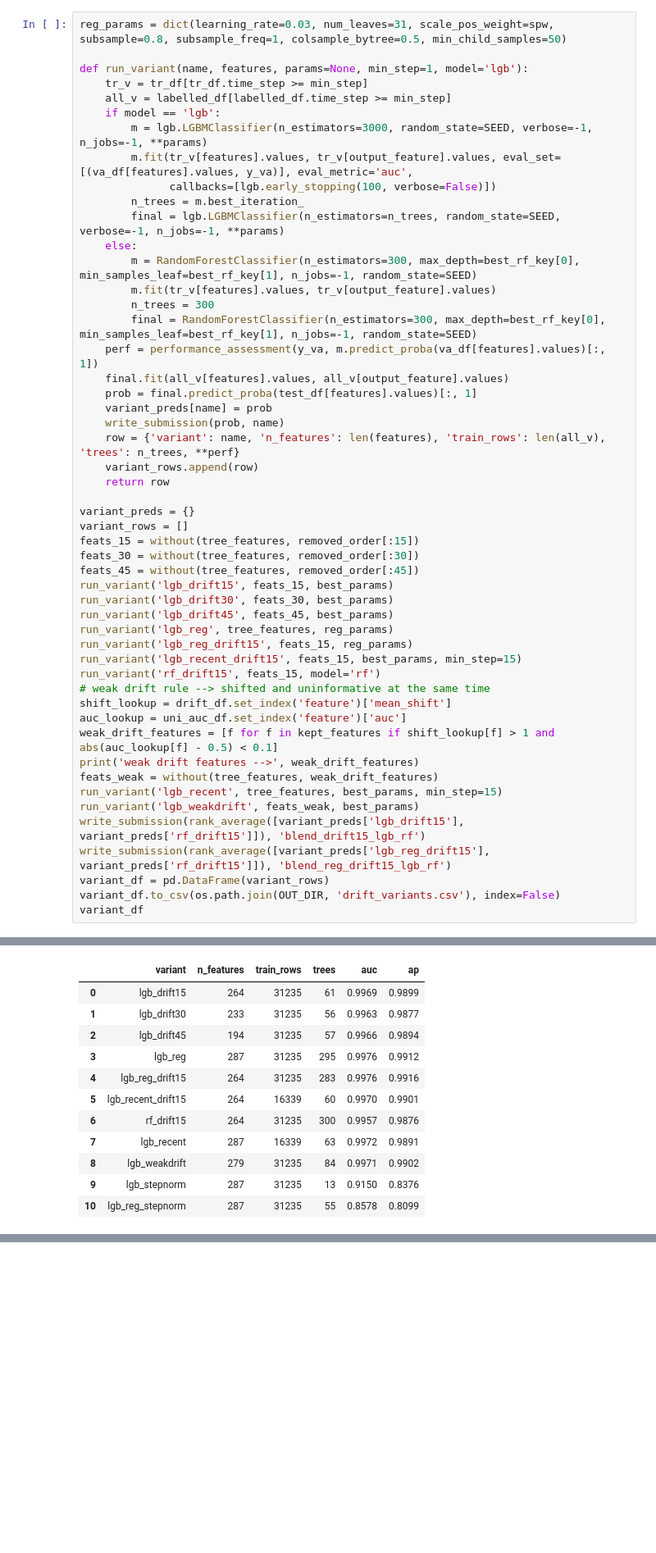
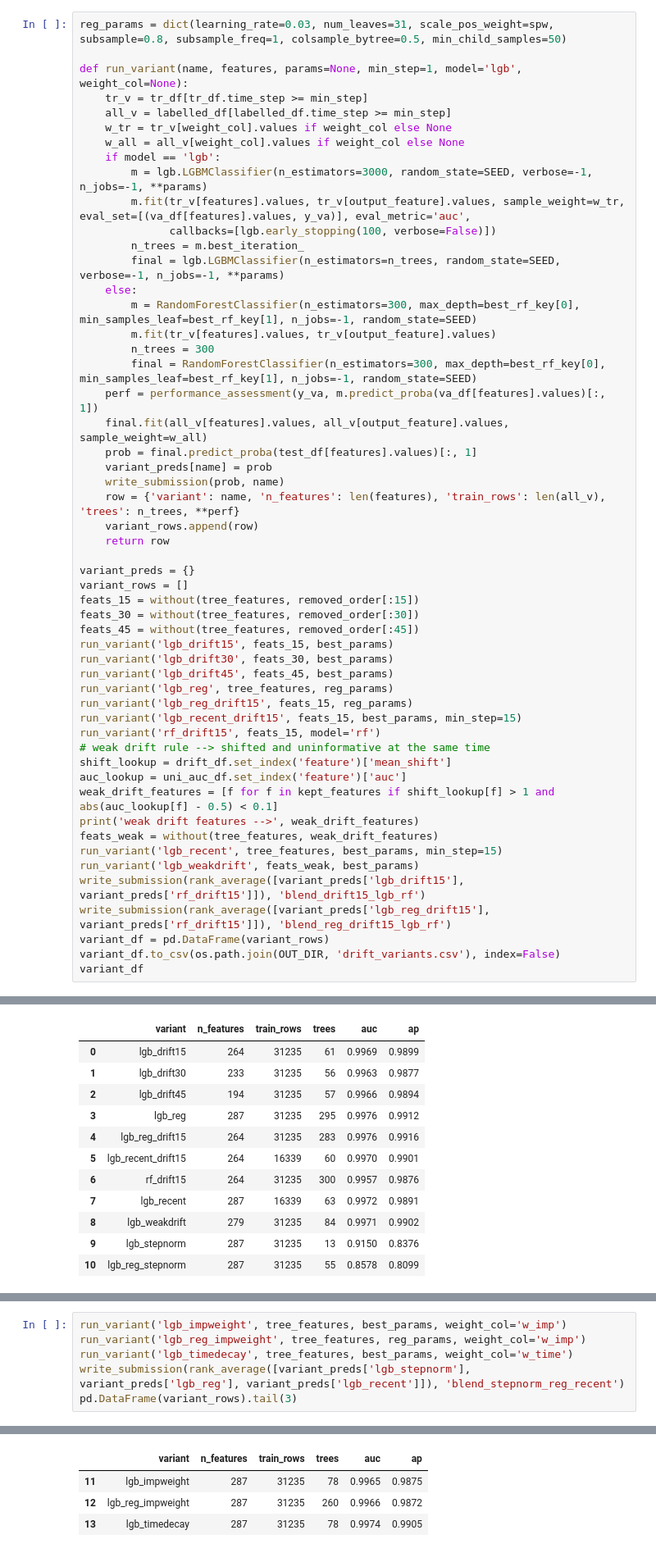
Before and after one commit to ykwong2002/bt4012-kaggle-competition, a Jupyter notebook: e1155727.ipynb, the cells around one changed output, grey strips where cells are left out. Shown at 82% size. Cells and saved outputs as stored; diff of their text form; blank space fills up the shorter version.

```diff
--- a/e1155727.ipynb
+++ b/e1155727.ipynb
@@ -1155,12 +1155,14 @@ validation AUC) and then refitted on all labelled rows before predicting the tes
 # %%
 reg_params = dict(learning_rate=0.03, num_leaves=31, scale_pos_weight=spw, subsample=0.8, subsample_freq=1, colsample_bytree=0.5, min_child_samples=50)
 
-def run_variant(name, features, params=None, min_step=1, model='lgb'):
+def run_variant(name, features, params=None, min_step=1, model='lgb', weight_col=None):
     tr_v = tr_df[tr_df.time_step >= min_step]
     all_v = labelled_df[labelled_df.time_step >= min_step]
+    w_tr = tr_v[weight_col].values if weight_col else None
+    w_all = all_v[weight_col].values if weight_col else None
     if model == 'lgb':
         m = lgb.LGBMClassifier(n_estimators=3000, random_state=SEED, verbose=-1, n_jobs=-1, **params)
-        m.fit(tr_v[features].values, tr_v[output_feature].values, eval_set=[(va_df[features].values, y_va)], eval_metric='auc',
+        m.fit(tr_v[features].values, tr_v[output_feature].values, sample_weight=w_tr, eval_set=[(va_df[features].values, y_va)], eval_metric='auc',
               callbacks=[lgb.early_stopping(100, verbose=False)])
         n_trees = m.best_iteration_
         final = lgb.LGBMClassifier(n_estimators=n_trees, random_state=SEED, verbose=-1, n_jobs=-1, **params)
@@ -1170,7 +1172,7 @@ def run_variant(name, features, params=None, min_step=1, model='lgb'):
         n_trees = 300
         final = RandomForestClassifier(n_estimators=300, max_depth=best_rf_key[0], min_samples_leaf=best_rf_key[1], n_jobs=-1, random_state=SEED)
     perf = performance_assessment(y_va, m.predict_proba(va_df[features].values)[:, 1])
-    final.fit(all_v[features].values, all_v[output_feature].values)
+    final.fit(all_v[features].values, all_v[output_feature].values, sample_weight=w_all)
     prob = final.predict_proba(test_df[features].values)[:, 1]
     variant_preds[name] = prob
     write_submission(prob, name)
@@ -1286,0 +1326,7 @@ wrote submissions/blend_stepnorm_reg.csv | mean target 0.5000
+# %%
+run_variant('lgb_impweight', tree_features, best_params, weight_col='w_imp')
+run_variant('lgb_reg_impweight', tree_features, reg_params, weight_col='w_imp')
+run_variant('lgb_timedecay', tree_features, best_params, weight_col='w_time')
+write_submission(rank_average([variant_preds['lgb_stepnorm'], variant_preds['lgb_reg'], variant_preds['lgb_recent']]), 'blend_stepnorm_reg_recent')
+pd.DataFrame(variant_rows).tail(3)
+# %% [output]
@@ -1286,0 +1337,4 @@ wrote submissions/blend_stepnorm_reg.csv | mean target 0.5000
+|  | variant | n_features | train_rows | trees | auc | ap |
+| 11 | lgb_impweight | 287 | 31235 | 78 | 0.9965 | 0.9875 |
+| 12 | lgb_reg_impweight | 287 | 31235 | 260 | 0.9966 | 0.9872 |
+| 13 | lgb_timedecay | 287 | 31235 | 78 | 0.9974 | 0.9905 |
```
Also changed, not shown: parts of 10 cells of this notebook.
